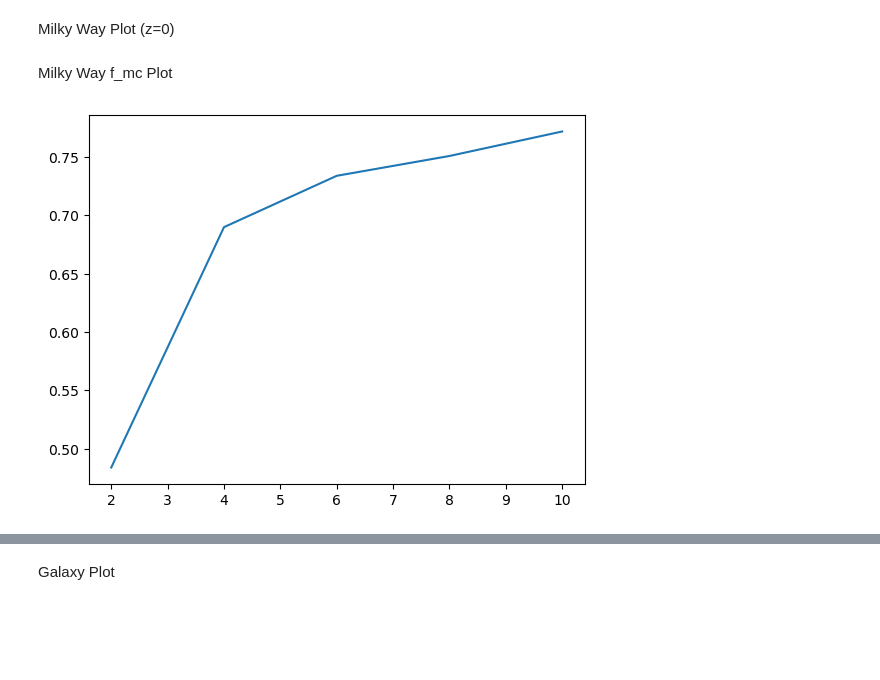
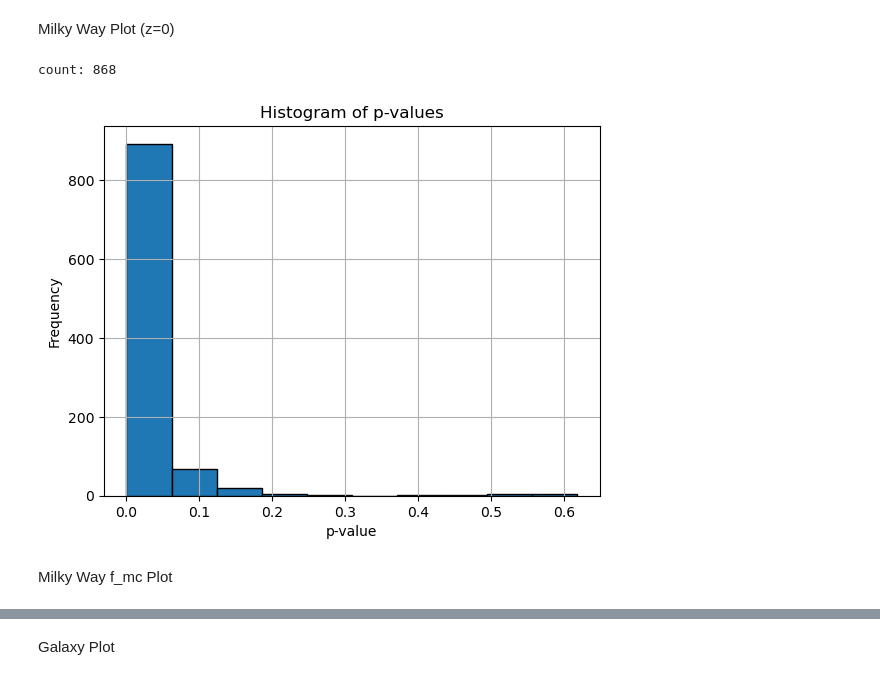
Before and after one commit to HaydenTedrake/HPV_project, a Jupyter notebook: Results/Forecast/foreCraterII+HVS14.ipynb, the cells around one changed output, grey strips where cells are left out. Saved outputs shown, nothing was run; the diff lists cells and outputs as text; code cells hidden in the pictures; blank space fills up the shorter version.

```diff
--- a/Results/Forecast/foreCraterII+HVS14.ipynb
+++ b/Results/Forecast/foreCraterII+HVS14.ipynb
@@ -199,29 +200,24 @@ hvs14_ics = gd.PhaseSpacePosition(pos=hvs14_GC.cartesian.xyz, vel=hvs14_GC.veloc
 Milky Way Plot (z=0)
 # %%
 count = 0
-p_values_12 = []
+p_values_20 = []
 for _ in range(1000):
     p_value, times = plot_closest(dict14, hvs14_ics, distance_mw, mw=True)
     # print(f"p_value: {p_value}")
-    p_values_12.append(p_value)
+    p_values_20.append(p_value)
     if p_value < 0.05:
         count += 1
 print(f"count: {count}")
 
 # Plot histogram
-plt.hist(p_values_12, bins=10, edgecolor='black')
+plt.hist(p_values_20, bins=10, edgecolor='black')
 plt.xlabel('p-value')
 plt.ylabel('Frequency')
 plt.title('Histogram of p-values')
 plt.grid(True)
 plt.show()
+# %% [output]
+count: 868
+[figure, added]
 # %% [markdown]
 Milky Way f_mc Plot
-# %%
-factor = [12, 10, 8, 6, 4, 2]
-f_mc = [0.772, 0.751, 0.734, 0.690, 0.484]
-
-plt.plot(factor, f_mc)
-plt.show()
-# %% [output]
-[figure, removed]
```
Also changed, not shown: parts of 7 cells of this notebook, 10 other files.
